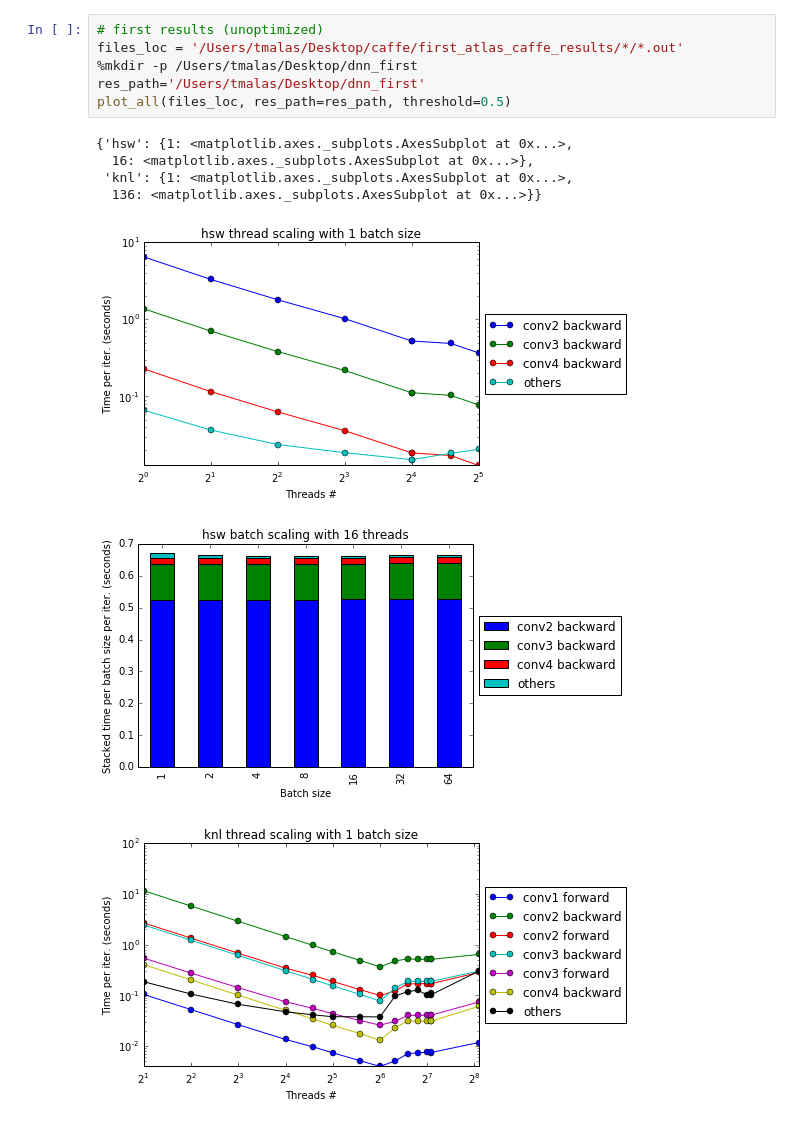
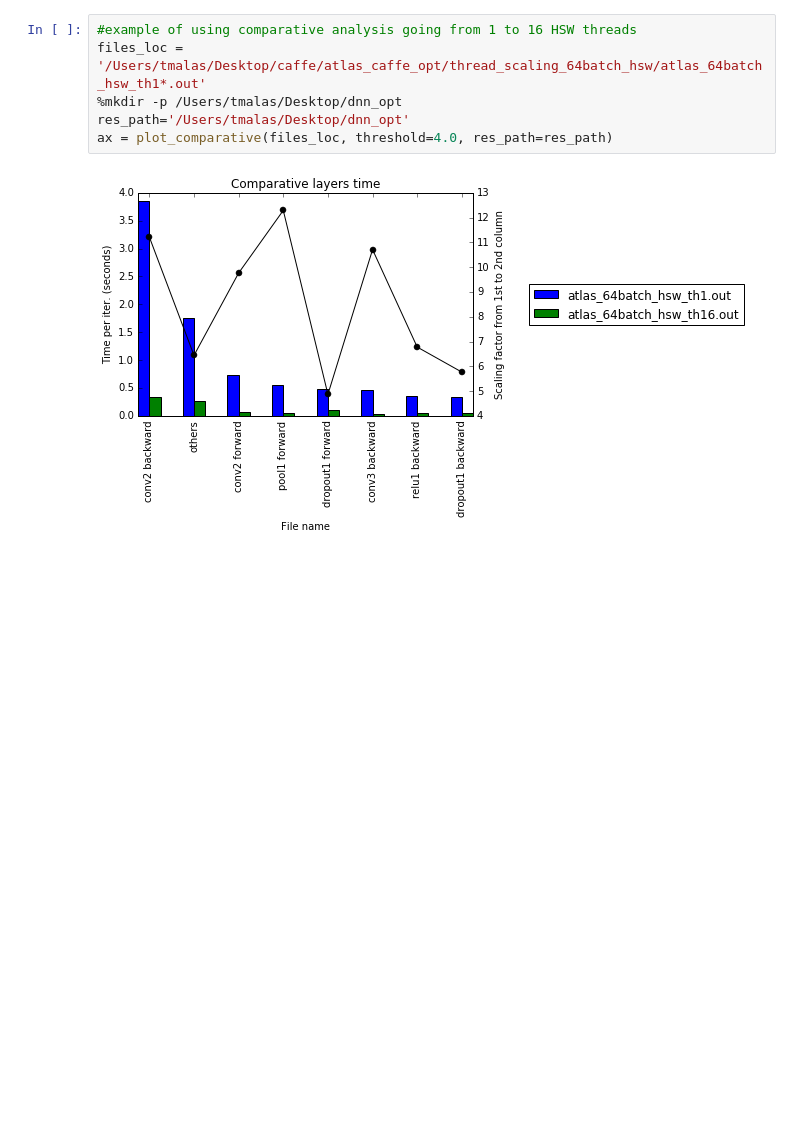
Before and after one commit to azrael417/caffe, a Jupyter notebook: scripts/analysis/parse_caffe_time.ipynb, the cells around one changed output. Saved outputs shown, nothing was run; the diff lists cells and outputs as text; blank space fills up the shorter version.

```diff
--- a/scripts/analysis/parse_caffe_time.ipynb
+++ b/scripts/analysis/parse_caffe_time.ipynb
@@ -189,14 +220,8 @@ plot_all(files_loc, res_path=res_path, threshold=2.)
 # %%
-# first results (unoptimized)
-files_loc = '/Users/tmalas/Desktop/caffe/first_atlas_caffe_results/*/*.out'
-%mkdir -p /Users/tmalas/Desktop/dnn_first
-res_path='/Users/tmalas/Desktop/dnn_first'
-plot_all(files_loc, res_path=res_path, threshold=0.5)
+#example of using comparative analysis going from 1 to 16 HSW threads
+files_loc = '/Users/tmalas/Desktop/caffe/atlas_caffe_opt/thread_scaling_64batch_hsw/atlas_64batch_hsw_th1*.out'
+%mkdir -p /Users/tmalas/Desktop/dnn_opt
+res_path='/Users/tmalas/Desktop/dnn_opt'
+ax = plot_comparative(files_loc, threshold=4.0, res_path=res_path)
 # %% [output]
-{'hsw': {1: <matplotlib.axes._subplots.AxesSubplot at 0x...>,
-  16: <matplotlib.axes._subplots.AxesSubplot at 0x...>},
- 'knl': {1: <matplotlib.axes._subplots.AxesSubplot at 0x...>,
-  136: <matplotlib.axes._subplots.AxesSubplot at 0x...>}}
-[figure, old version]
+[figure, new version]
-[figure, removed]
-[figure, removed]
```
Also changed, not shown: parts of 3 cells of this notebook.
